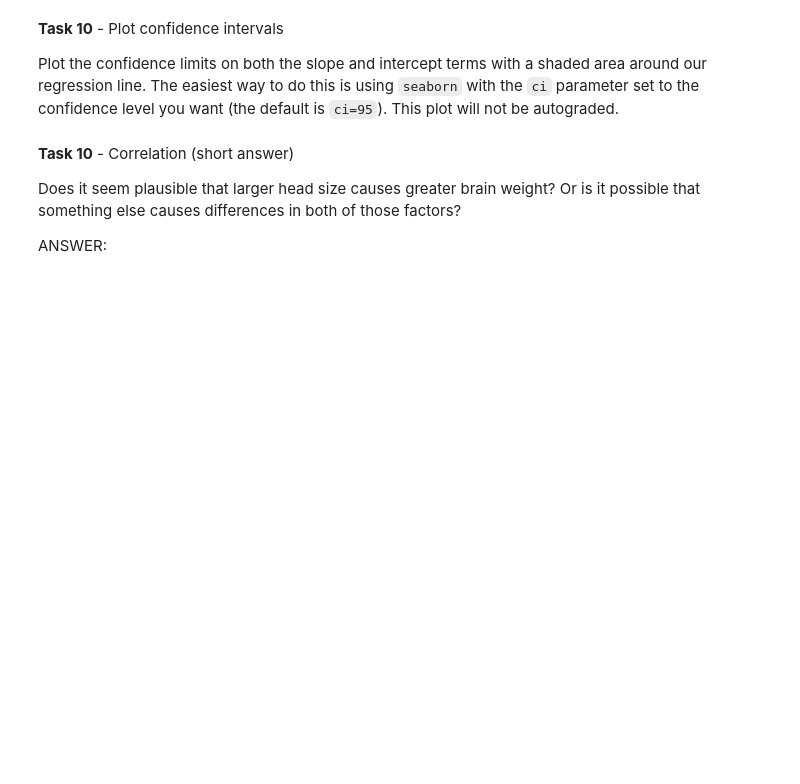
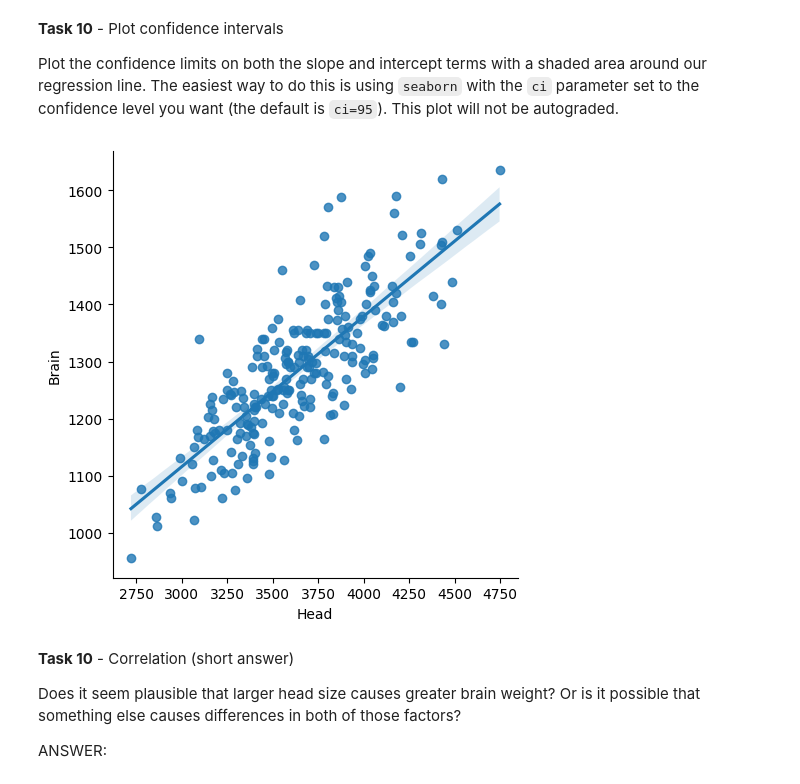
Before and after one commit to sikoh/DS-Linear-Algebra, a Jupyter notebook: Inference-Linear-Regression/DS_InferenceForRegression_Homework.ipynb, the cells around one changed output. Saved outputs shown, nothing was run; the diff lists cells and outputs as text; code cells hidden in the pictures; blank space fills up the shorter version.

```diff
--- a/Inference-Linear-Regression/DS_InferenceForRegression_Homework.ipynb
+++ b/Inference-Linear-Regression/DS_InferenceForRegression_Homework.ipynb
@@ -311,9 +333,12 @@ raise NotImplementedError()
 Plot the confidence limits on both the slope and intercept terms with a shaded area around our regression line. The easiest way to do this is using `seaborn` with the `ci` parameter set to the confidence level you want (the default is `ci=95`). This plot will not be autograded.
 # %%
 # Task 10
-
+import seaborn as sns
 # YOUR CODE HERE
-raise NotImplementedError()
+#raise NotImplementedError()
+sns.lmplot(x = 'Head', y = 'Brain', data = df, ci=95);
+# %% [output]
+[figure, added]
 # %% [markdown]
 **Task 10** - Correlation (short answer)
 
```
Also changed, not shown: parts of 12 cells of this notebook.
